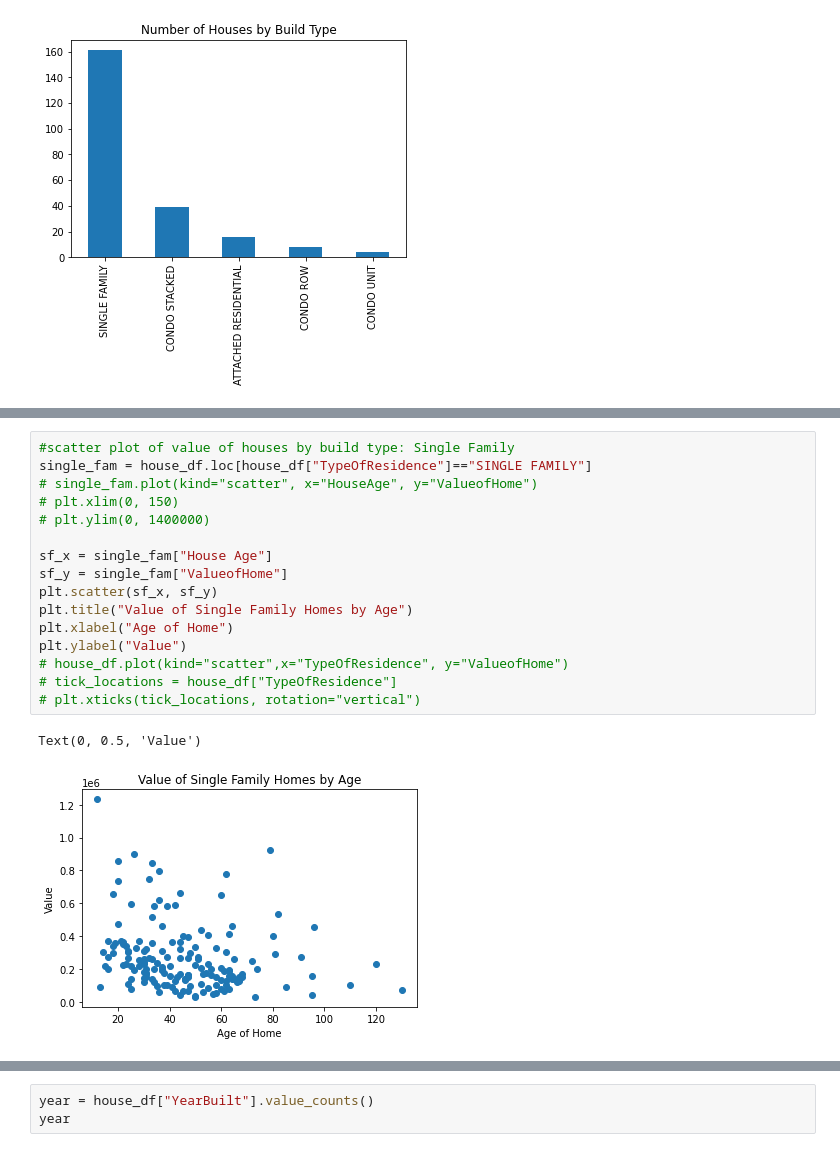
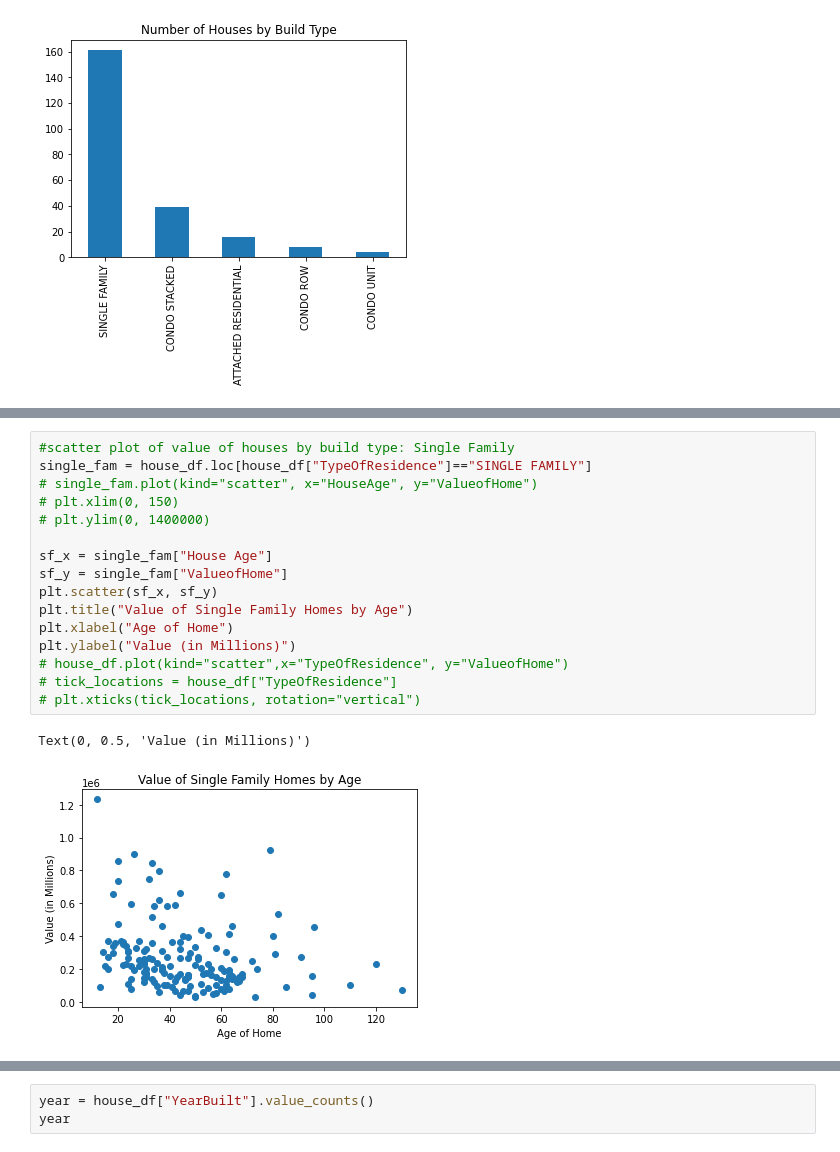
Before and after one commit to ajwu100/GROUP-9-PROJECT-1, a Jupyter notebook: house_attributes.ipynb, the cells around one changed output, grey strips where cells are left out. Drawn from its saved outputs; the diff is of its cells as text.

```diff
--- a/house_attributes.ipynb
+++ b/house_attributes.ipynb
@@ -104,21 +148,21 @@ plt.show()
 # %%
 #scatter plot of value of houses by build type: Single Family
 single_fam = house_df.loc[house_df["TypeOfResidence"]=="SINGLE FAMILY"]
 # single_fam.plot(kind="scatter", x="HouseAge", y="ValueofHome")
 # plt.xlim(0, 150)
 # plt.ylim(0, 1400000)
 
 sf_x = single_fam["House Age"]
 sf_y = single_fam["ValueofHome"]
 plt.scatter(sf_x, sf_y)
 plt.title("Value of Single Family Homes by Age")
 plt.xlabel("Age of Home")
-plt.ylabel("Value")
+plt.ylabel("Value (in Millions)")
 # house_df.plot(kind="scatter",x="TypeOfResidence", y="ValueofHome")
 # tick_locations = house_df["TypeOfResidence"]
 # plt.xticks(tick_locations, rotation="vertical")
 # %% [output]
-Text(0, 0.5, 'Value')
+Text(0, 0.5, 'Value (in Millions)')
-[figure, old version]
+[figure, new version]
 # %%
 #scatter plot of value of houses by age: build type = Stacked Condo
```
Also changed, not shown: parts of 11 cells of this notebook, 1 other file.
